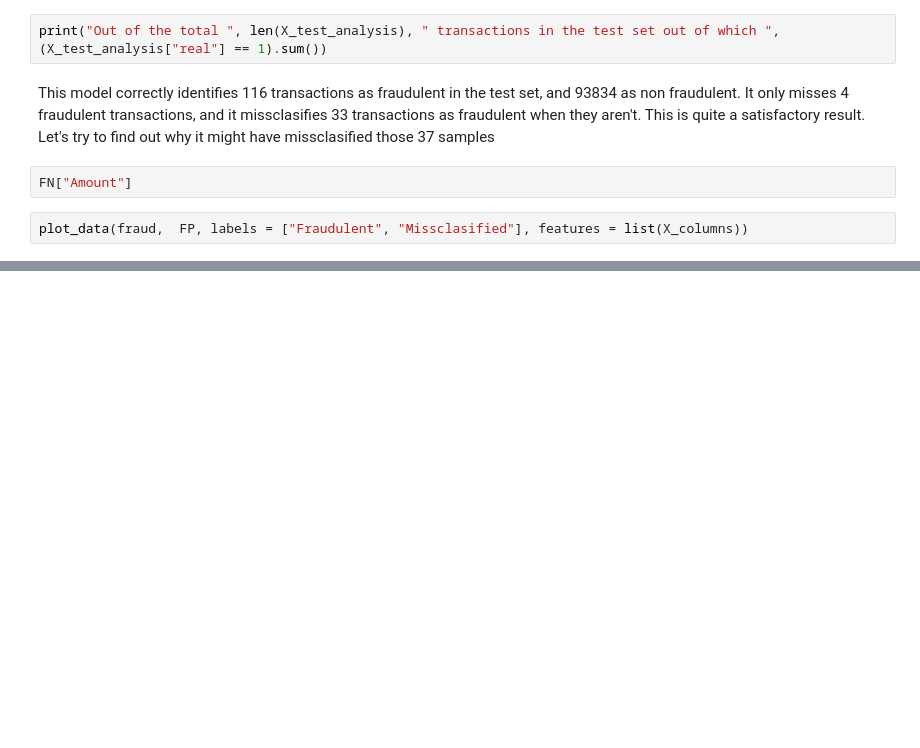
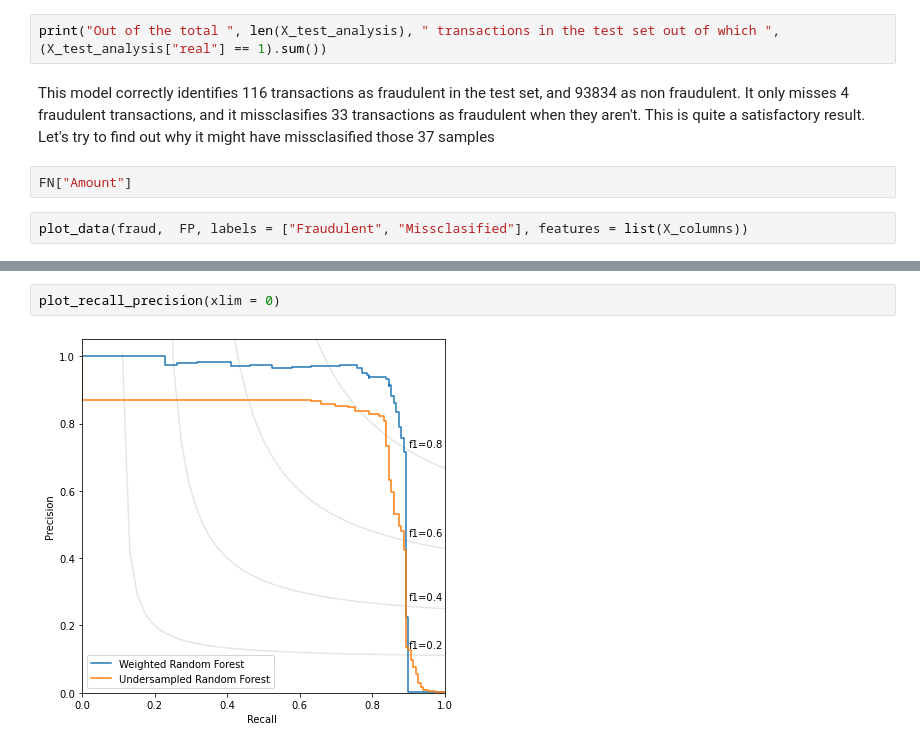
Before and after one commit to diegounzueta/Medium-Articles-, a Jupyter notebook: Fraud detection/Fraud Transactional Data.ipynb, the cells around one changed output, grey strips where cells are left out. Drawn from its saved outputs; the diff is of its cells as text; blank space fills up the shorter version.

```diff
--- a/Fraud detection/Fraud Transactional Data.ipynb
+++ b/Fraud detection/Fraud Transactional Data.ipynb
@@ -1011,0 +1053,4 @@ plot_data(fraud,  FP, labels = ["Fraudulent", "Missclasified"], features = list(
+# %%
+plot_recall_precision(xlim = 0)
+# %% [output]
+[figure, added]
```
Also changed, not shown: parts of 24 cells of this notebook, 24 other files.
